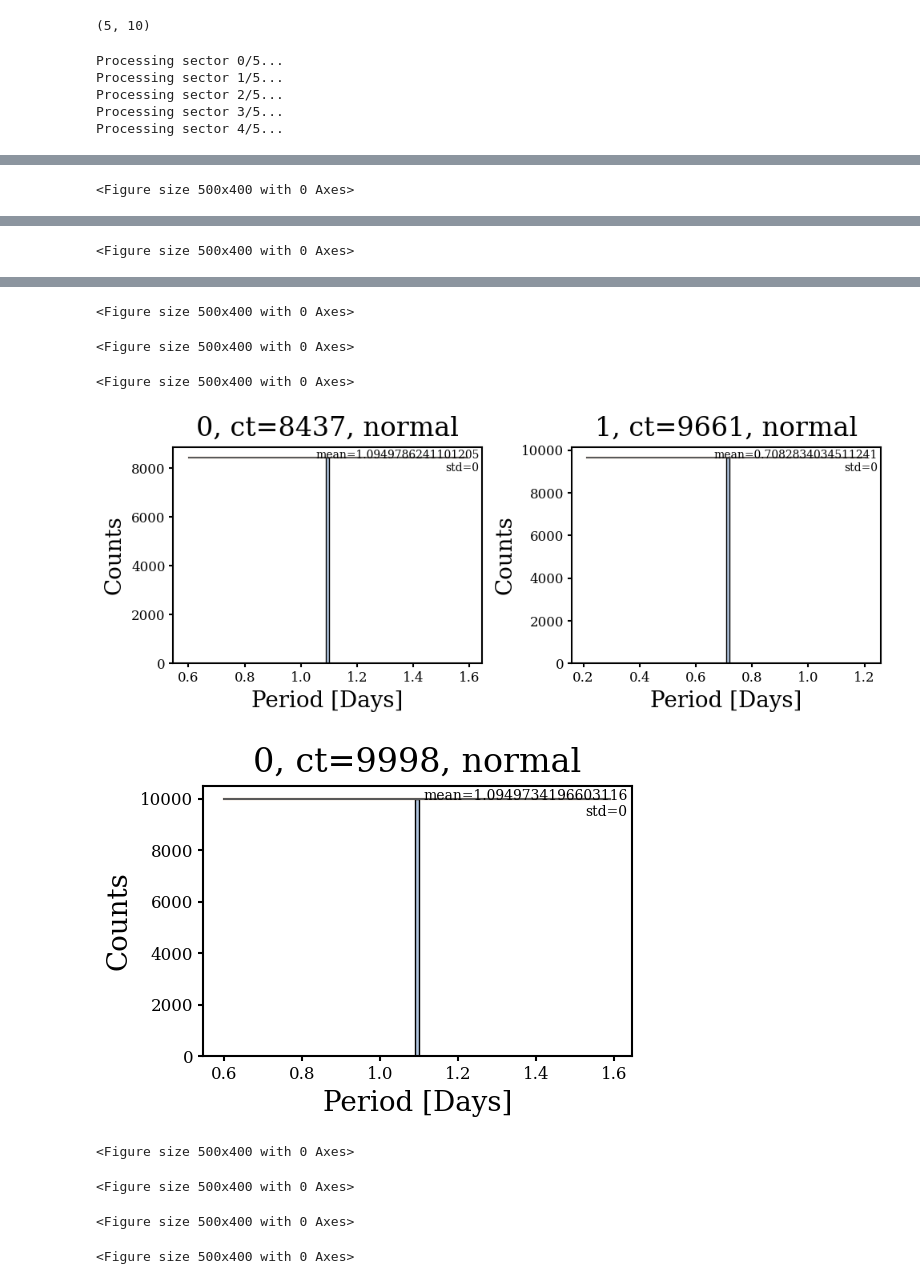
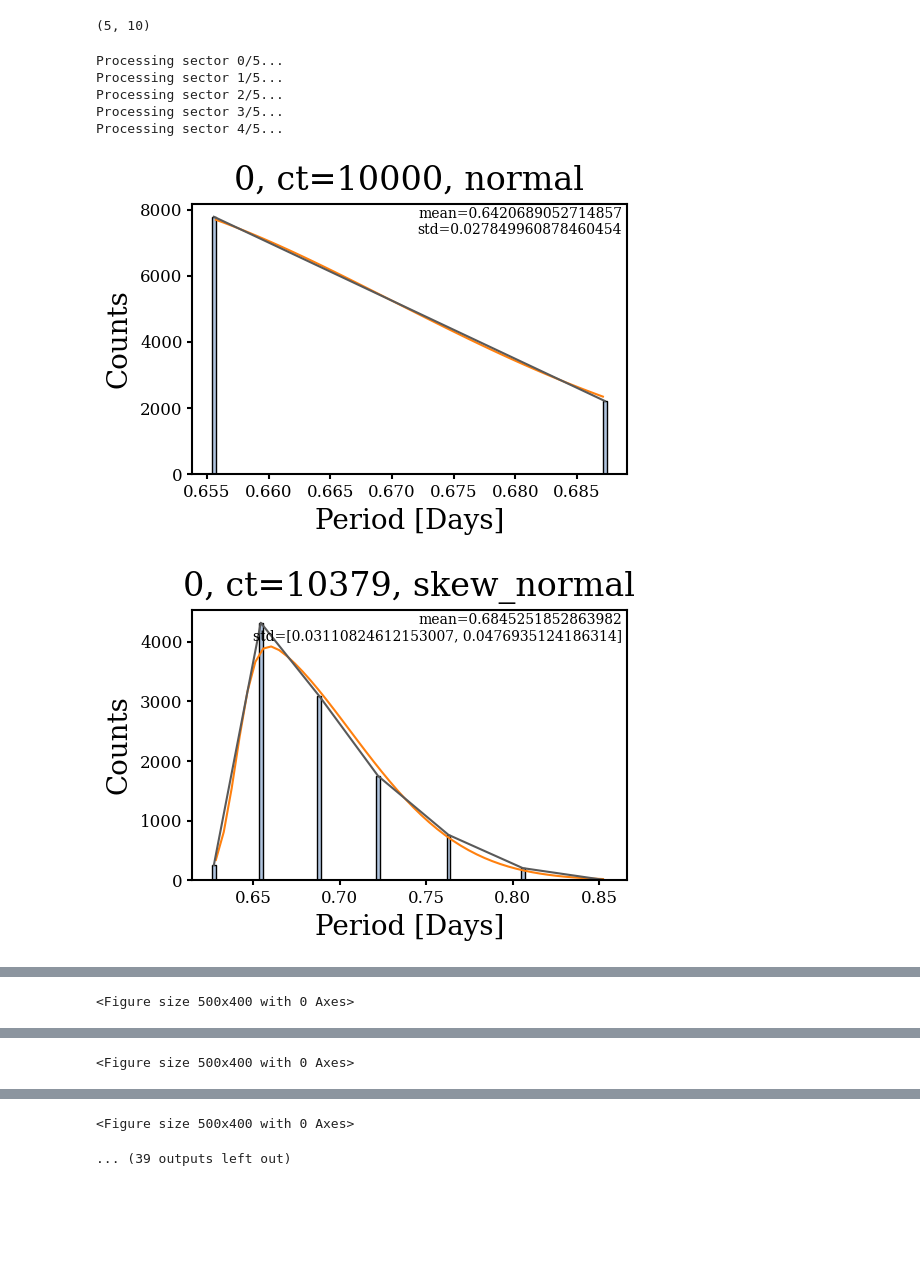
Before and after one commit to kenny-phan/tess-ice-giants, a Jupyter notebook: tess-ice-giants/frequency_analysis/tutorial_subsectors.ipynb, the cells around one changed output, grey strips where cells are left out. Drawn from its saved outputs; the diff is of its cells as text; code cells hidden in the pictures; blank space fills up the shorter version.

```diff
--- a/tess-ice-giants/frequency_analysis/tutorial_subsectors.ipynb
+++ b/tess-ice-giants/frequency_analysis/tutorial_subsectors.ipynb
@@ -138,24 +138,26 @@ print(bootstrap_results.shape)
 # %%
 from bootstrap import cluster_peaks
 nsec, nsub = bootstrap_results.shape
 cluster_results = np.empty((nsec, nsub), dtype=object)
 for sec in range(nsec):
     print(f"Processing sector {sec}/{nsec}...")
     for sub in range(nsub):
         peaks = bootstrap_results[sec, sub]
         labels, all_means, all_stds = cluster_peaks(peaks,
                                                     sds=planet_sectors[sec] + f"_ss{sub}",
-                                                    eps=0.005,
+                                                    eps=0.1,
                                                     n_bootstraps=10000,
-                                                    pass_frac=0.8,
+                                                    pass_frac=0.8, n_bins=50,
                                                     figdir=supfigdir + "clusters/")
 
         cluster_results[sec, sub] = (labels, all_means, all_stds)
 
 np.savez(subdir + 'cluster_results.npz', cluster_results=cluster_results, allow_pickle=True)
 # %% [output]
 Processing sector 0/5...
 Processing sector 1/5...
 Processing sector 2/5...
 Processing sector 3/5...
 Processing sector 4/5...
+[figure, new version]
+[figure, new version]
@@ -164,9 +172,2 @@ Processing sector 4/5...
 <Figure size 500x400 with 0 Axes>
-<Figure size 500x400 with 0 Axes>
+... (39 outputs left out)
-<Figure size 500x400 with 0 Axes>
-[figure, old version]
-[figure, old version]
-<Figure size 500x400 with 0 Axes>
-<Figure size 500x400 with 0 Axes>
-<Figure size 500x400 with 0 Axes>
-<Figure size 500x400 with 0 Axes>
```
Also changed, not shown: parts of 5 cells of this notebook, 5 other files.
